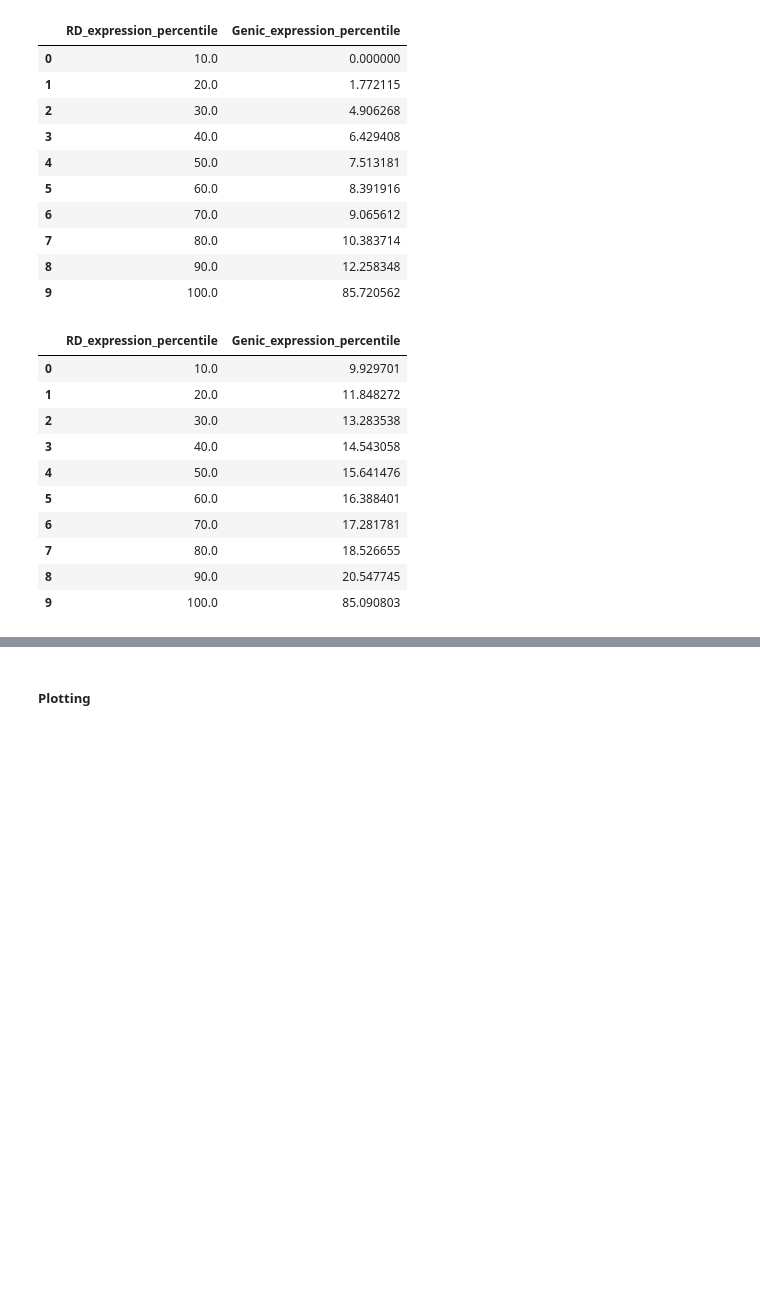
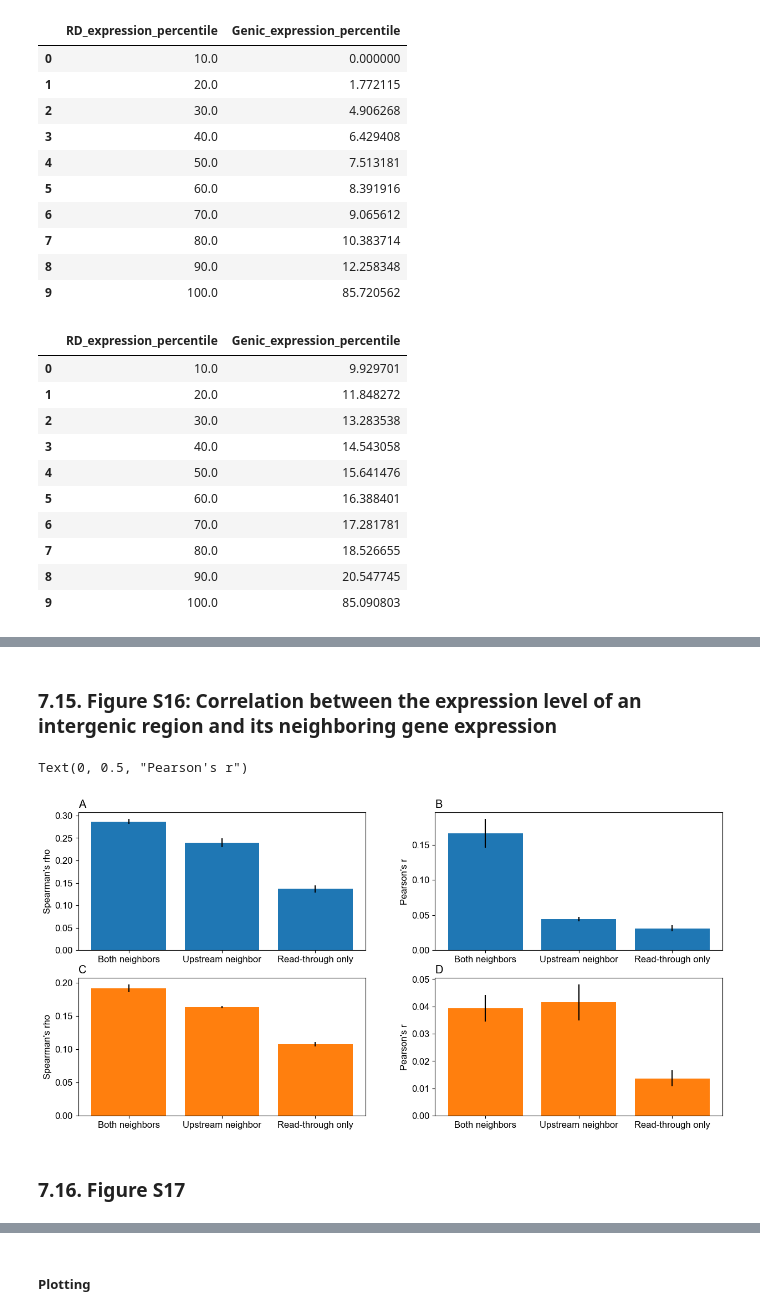
Before and after one commit to JasperXuEvolution/Random_promoter, a Jupyter notebook: Figures/Figs_final.ipynb, the cells around one changed output, grey strips where cells are left out. Drawn from its saved outputs; the diff is of its cells as text; code cells hidden in the pictures; blank space fills up the shorter version.

```diff
--- a/Figures/Figs_final.ipynb
+++ b/Figures/Figs_final.ipynb
@@ -2345,0 +2532,2 @@ YPD_s_output
+# %% [markdown]
+### 7.15. Figure S16: Correlation between the expression level of an intergenic region and its neighboring gene expression
@@ -2345,0 +2559,4 @@ YPD_s_output
+# %%
+compare_boundary_cor_V1_NM = pd.read_csv(dr1 +'SCD_compare_boundary_cor_V1_NO')
+compare_boundary_cor_V1_NM_SN = pd.read_csv(dr1 +'SCD_compare_boundary_cor_V1_NO_SN')
+compare_boundary_cor_V1_NM_RT = pd.read_csv(dr1 +'SCD_compare_boundary_cor_V1_NO_RT')
@@ -2345,0 +2570,53 @@ YPD_s_output
+# %%
+temp_input_df = compare_boundary_cor_V1_NM_SN
+cutoff_utr = 200
+temp_filtered2 = temp_input_df[temp_input_df['UTR_length']==cutoff_utr]
+temp_ouput2=temp_filtered2.groupby(['UTR_length'], as_index=False).agg({'pearson_r':['mean','sem','std'],'spearman_r':['mean','sem','std'],
+                                                                      'Number_of_long_interval':['mean','sem','std']})
+temp_ouput2_SN_SCD = temp_ouput2
+# %%
+temp_input_df = compare_boundary_cor_V1_NM_RT
+cutoff_utr = 200
+temp_filtered2 = temp_input_df[temp_input_df['UTR_length']==cutoff_utr]
+temp_ouput2=temp_filtered2.groupby(['UTR_length'], as_index=False).agg({'pearson_r':['mean','sem','std'],'spearman_r':['mean','sem','std'],
+                                                                      'Number_of_long_interval':['mean','sem','std']})
+temp_ouput2_RT_SCD = temp_ouput2
+# %%
+gs = gridspec.GridSpec(3, 11)
+fig1 = plt.figure(figsize=(15,11))
+ax1 = fig1.add_subplot(gs[:1,:5])
+ax1.set_title('A',loc='left')
+temp_y = [temp_ouput2_DN_YPD[('spearman_r','mean')].values[0],temp_ouput2_SN_YPD[('spearman_r','mean')].values[0],temp_ouput2_RT_YPD[('spearman_r','mean')].values[0]]
+temp_error = [temp_ouput2_DN_YPD[('spearman_r','sem')].values[0],temp_ouput2_SN_YPD[('spearman_r','sem')].values[0],temp_ouput2_RT_YPD[('spearman_r','sem')].values[0]]
+temp_cf = np.array(temp_error)*1.96 #95% confidence interval
+ax1.bar(x = ['Both neighbors','Upstream neighbor','Read-through only'], height = temp_y, yerr=temp_cf)
+ax1.set_ylabel("Spearman's rho")
+
+ax2 = fig1.add_subplot(gs[:1,6:11])
+ax2.set_title('B',loc='left')
+temp_y = [temp_ouput2_DN_YPD[('pearson_r','mean')].values[0],temp_ouput2_SN_YPD[('pearson_r','mean')].values[0],temp_ouput2_RT_YPD[('pearson_r','mean')].values[0]]
+temp_error = [temp_ouput2_DN_YPD[('pearson_r','sem')].values[0],temp_ouput2_SN_YPD[('pearson_r','sem')].values[0],temp_ouput2_RT_YPD[('pearson_r','sem')].values[0]]
+temp_cf = np.array(temp_error)*1.96 #95% confidence interval
+ax2.bar(x = ['Both neighbors','Upstream neighbor','Read-through only'], height = temp_y, yerr=temp_cf)
+ax2.set_ylabel("Pearson's r")
+
+ax1 = fig1.add_subplot(gs[1:2,:5])
+ax1.set_title('C',loc='left')
+temp_y = [temp_ouput2_DN_SCD[('spearman_r','mean')].values[0],temp_ouput2_SN_SCD[('spearman_r','mean')].values[0],temp_ouput2_RT_SCD[('spearman_r','mean')].values[0]]
+temp_error = [temp_ouput2_DN_SCD[('spearman_r','sem')].values[0],temp_ouput2_SN_SCD[('spearman_r','sem')].values[0],temp_ouput2_RT_SCD[('spearman_r','sem')].values[0]]
+temp_cf = np.array(temp_error)*1.96 #95% confidence interval
+ax1.bar(x = ['Both neighbors','Upstream neighbor','Read-through only'], height = temp_y, yerr=temp_cf, color ='tab:orange')
+ax1.set_ylabel("Spearman's rho")
+
+ax2 = fig1.add_subplot(gs[1:2,6:11])
+ax2.set_title('D',loc='left')
+temp_y = [temp_ouput2_DN_SCD[('pearson_r','mean')].values[0],temp_ouput2_SN_SCD[('pearson_r','mean')].values[0],temp_ouput2_RT_SCD[('pearson_r','mean')].values[0]]
+temp_error = [temp_ouput2_DN_SCD[('pearson_r','sem')].values[0],temp_ouput2_SN_SCD[('pearson_r','sem')].values[0],temp_ouput2_RT_SCD[('pearson_r','sem')].values[0]]
+temp_cf = np.array(temp_error)*1.96 #95% confidence interval
+ax2.bar(x = ['Both neighbors','Upstream neighbor','Read-through only'], height = temp_y, yerr=temp_cf, color ='tab:orange')
+ax2.set_ylabel("Pearson's r")
+# %% [output]
+Text(0, 0.5, "Pearson's r")
+[figure, added]
+# %% [markdown]
+### 7.16. Figure S17
```
Also changed, not shown: parts of 56 cells of this notebook, 2 other files.
